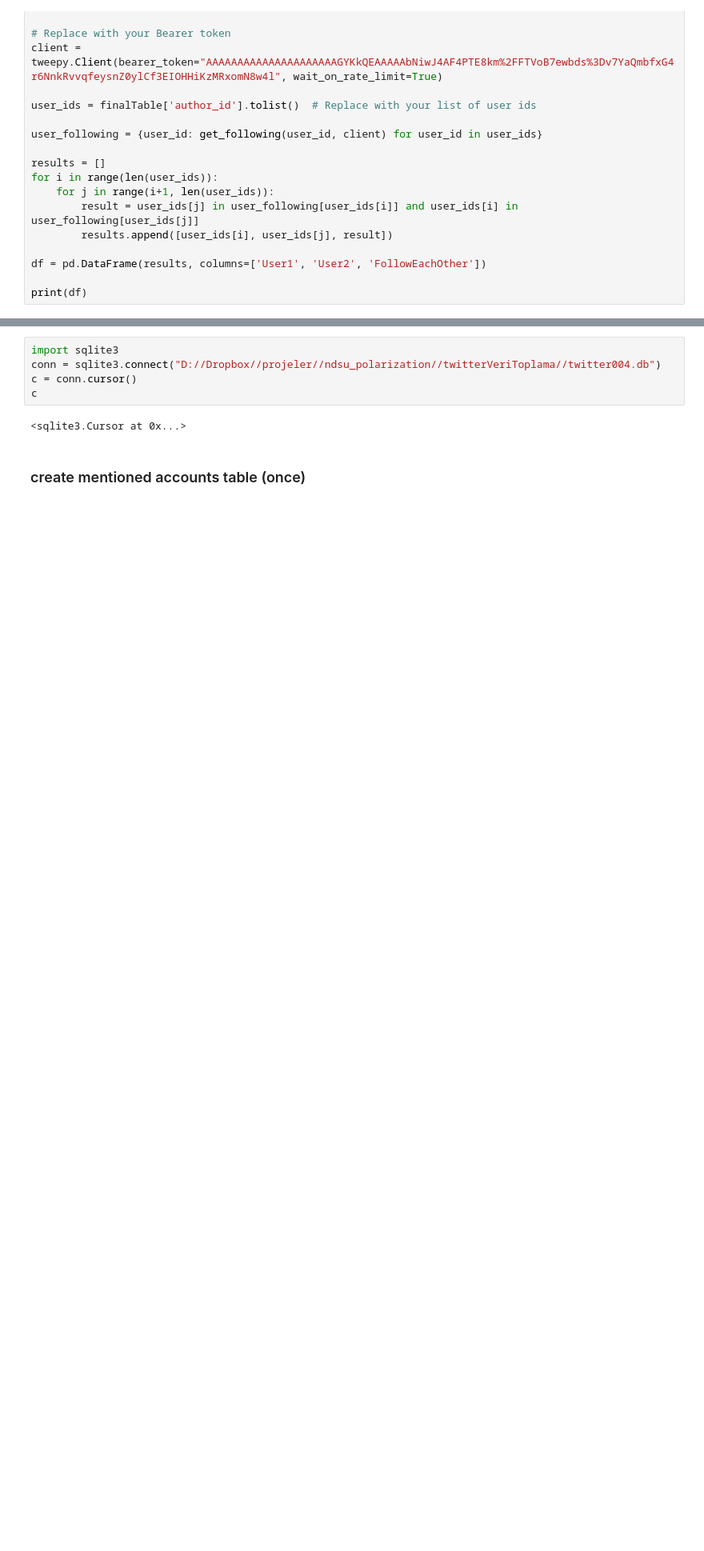
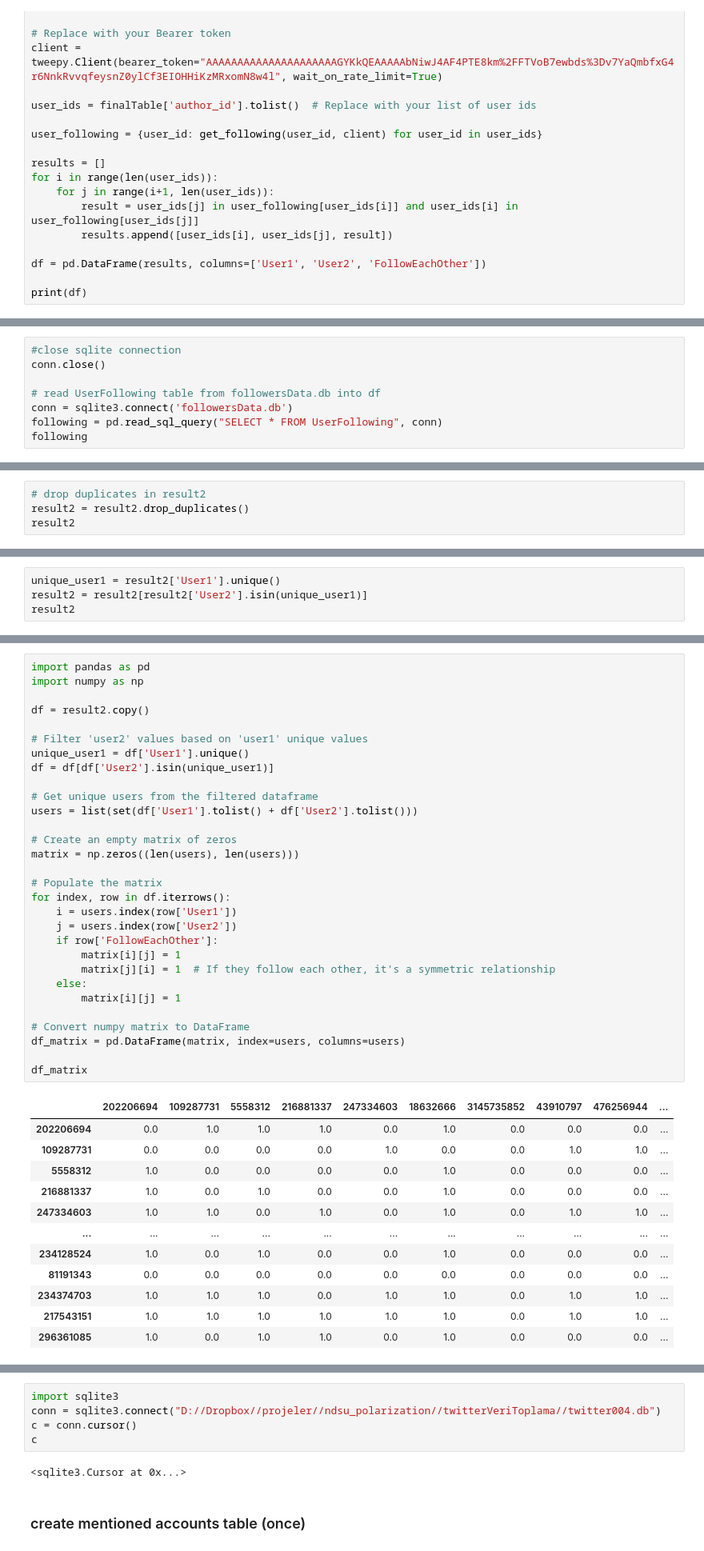
Before and after one commit to CEL-lab/multilayer_polarization, a Jupyter notebook: data/reciprocity.ipynb, the cells around one changed output, grey strips where cells are left out. Shown: that part at 80% size. Saved outputs shown, nothing was run; the diff lists cells and outputs as text; blank space fills up the shorter version.

Commit message:
follow and rt

```diff
--- a/data/reciprocity.ipynb
+++ b/data/reciprocity.ipynb
@@ -137,0 +214,8 @@ print(df)
+# %%
+#close sqlite connection
+conn.close()
+
+# read UserFollowing table from followersData.db into df
+conn = sqlite3.connect('followersData.db')
+following = pd.read_sql_query("SELECT * FROM UserFollowing", conn)
+following
@@ -137,0 +313,4 @@ print(df)
+# %%
+# drop duplicates in result2
+result2 = result2.drop_duplicates()
+result2
@@ -137,0 +331,4 @@ print(df)
+# %%
+unique_user1 = result2['User1'].unique()
+result2 = result2[result2['User2'].isin(unique_user1)]
+result2
@@ -137,0 +349,43 @@ print(df)
+# %%
+import pandas as pd
+import numpy as np
+
+df = result2.copy()
+
+# Filter 'user2' values based on 'user1' unique values
+unique_user1 = df['User1'].unique()
+df = df[df['User2'].isin(unique_user1)]
+
+# Get unique users from the filtered dataframe
+users = list(set(df['User1'].tolist() + df['User2'].tolist()))
+
+# Create an empty matrix of zeros
+matrix = np.zeros((len(users), len(users)))
+
+# Populate the matrix
+for index, row in df.iterrows():
+    i = users.index(row['User1'])
+    j = users.index(row['User2'])
+    if row['FollowEachOther']:
+        matrix[i][j] = 1
+        matrix[j][i] = 1  # If they follow each other, it's a symmetric relationship
+    else:
+        matrix[i][j] = 1
+
+# Convert numpy matrix to DataFrame
+df_matrix = pd.DataFrame(matrix, index=users, columns=users)
+
+df_matrix
+# %% [output]
+|  | 202206694 | 109287731 | 5558312 | 216881337 | 247334603 | 18632666 | 3145735852 | 43910797 | 476256944 | ... |
+| 202206694 | 0.0 | 1.0 | 1.0 | 1.0 | 0.0 | 1.0 | 0.0 | 0.0 | 0.0 | ... |
+| 109287731 | 0.0 | 0.0 | 0.0 | 0.0 | 1.0 | 0.0 | 0.0 | 1.0 | 1.0 | ... |
+| 5558312 | 1.0 | 0.0 | 0.0 | 0.0 | 0.0 | 1.0 | 0.0 | 0.0 | 0.0 | ... |
+| 216881337 | 1.0 | 0.0 | 1.0 | 0.0 | 0.0 | 1.0 | 0.0 | 0.0 | 0.0 | ... |
+| 247334603 | 1.0 | 1.0 | 0.0 | 1.0 | 0.0 | 1.0 | 0.0 | 1.0 | 1.0 | ... |
+| ... | ... | ... | ... | ... | ... | ... | ... | ... | ... | ... |
+| 234128524 | 1.0 | 0.0 | 1.0 | 0.0 | 0.0 | 1.0 | 0.0 | 0.0 | 0.0 | ... |
+| 81191343 | 0.0 | 0.0 | 0.0 | 0.0 | 0.0 | 0.0 | 0.0 | 0.0 | 0.0 | ... |
+| 234374703 | 1.0 | 1.0 | 1.0 | 0.0 | 1.0 | 1.0 | 0.0 | 1.0 | 1.0 | ... |
+| 217543151 | 1.0 | 1.0 | 1.0 | 1.0 | 1.0 | 1.0 | 0.0 | 1.0 | 1.0 | ... |
+| 296361085 | 1.0 | 0.0 | 1.0 | 1.0 | 0.0 | 1.0 | 0.0 | 0.0 | 0.0 | ... |
```
Also changed, not shown: parts of 70 cells of this notebook, 1 other file.
